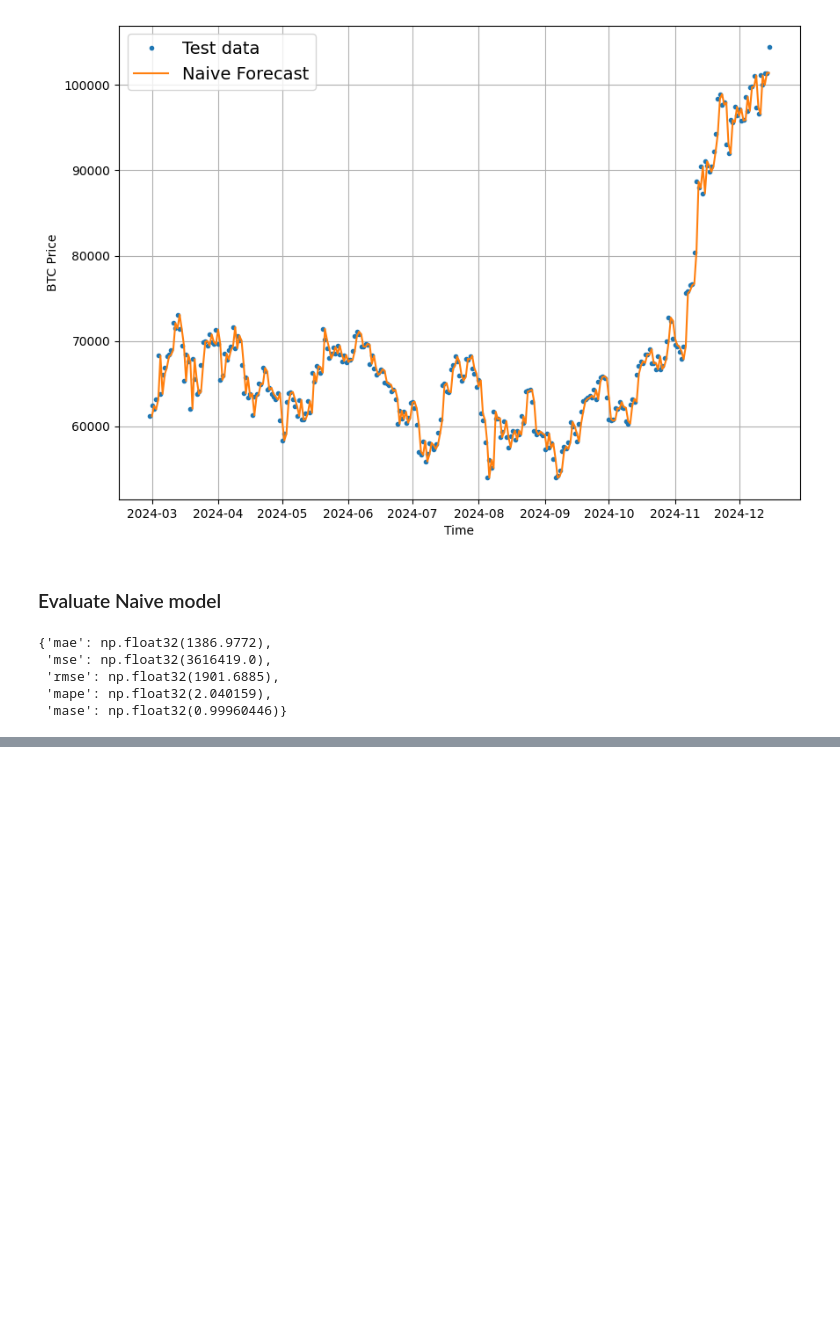
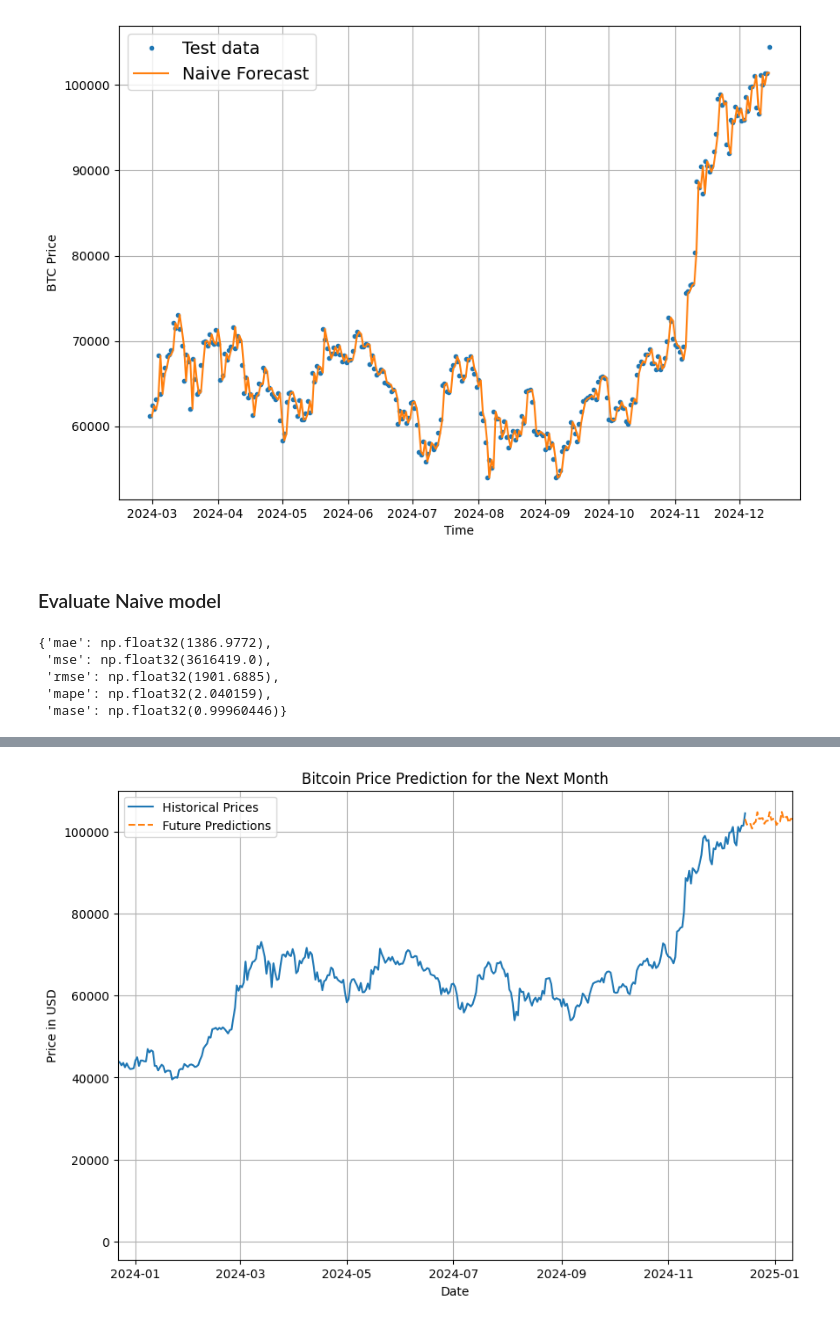
Before and after one commit to davydantoniuk/btc-timeseries-forecasting, a Jupyter notebook: btc_forecast.ipynb, the cells around one changed output, grey strips where cells are left out. Cells and saved outputs as stored; diff of their text form; code cells hidden in the pictures; blank space fills up the shorter version.

```diff
--- a/btc_forecast.ipynb
+++ b/btc_forecast.ipynb
@@ -72,0 +150,18 @@ results
+# %%
+fnn_full_model = tf.keras.models.clone_model(fnn_model)
+fnn_full_model.compile(loss="mae",
+                       optimizer=tf.keras.optimizers.Adam())
+history = fnn_full_model.fit(x=full_windows,
+                   y=full_labels,
+                   epochs= 180,
+                   verbose=0,
+                   batch_size=32)
+# %%
+future_predictions = []
+last_window = full_windows[-1]
+for _ in range(30 // 7):
+    pred = make_preds(fnn_full_model, last_window.reshape(1, -1))
+    future_predictions.extend(pred)
+    last_window = np.append(last_window[7:], pred)
+future_dates = pd.date_range(start=bitcoin_price.index[-1], periods=28)
+future_predictions_df = pd.DataFrame(data=future_predictions, index=future_dates, columns=["Predicted_Price"])
@@ -72,0 +173,14 @@ results
+# %%
+# Plot the future predictions
+plt.figure(figsize=(10, 7))
+plt.plot(bitcoin_price.index, bitcoin_price["Price"], label="Historical Prices")
+plt.plot(future_predictions_df.index, future_predictions_df["Predicted_Price"], label="Future Predictions", linestyle="--")
+plt.title("Bitcoin Price Prediction for the Next Month")
+plt.xlabel("Date")
+plt.ylabel("Price in USD")
+plt.xlim(bitcoin_price.index[-360], future_predictions_df.index[-1])
+plt.legend()
+plt.grid()
+plt.show()
+# %% [output]
+[figure, added]
```
Also changed, not shown: parts of 11 cells of this notebook.
